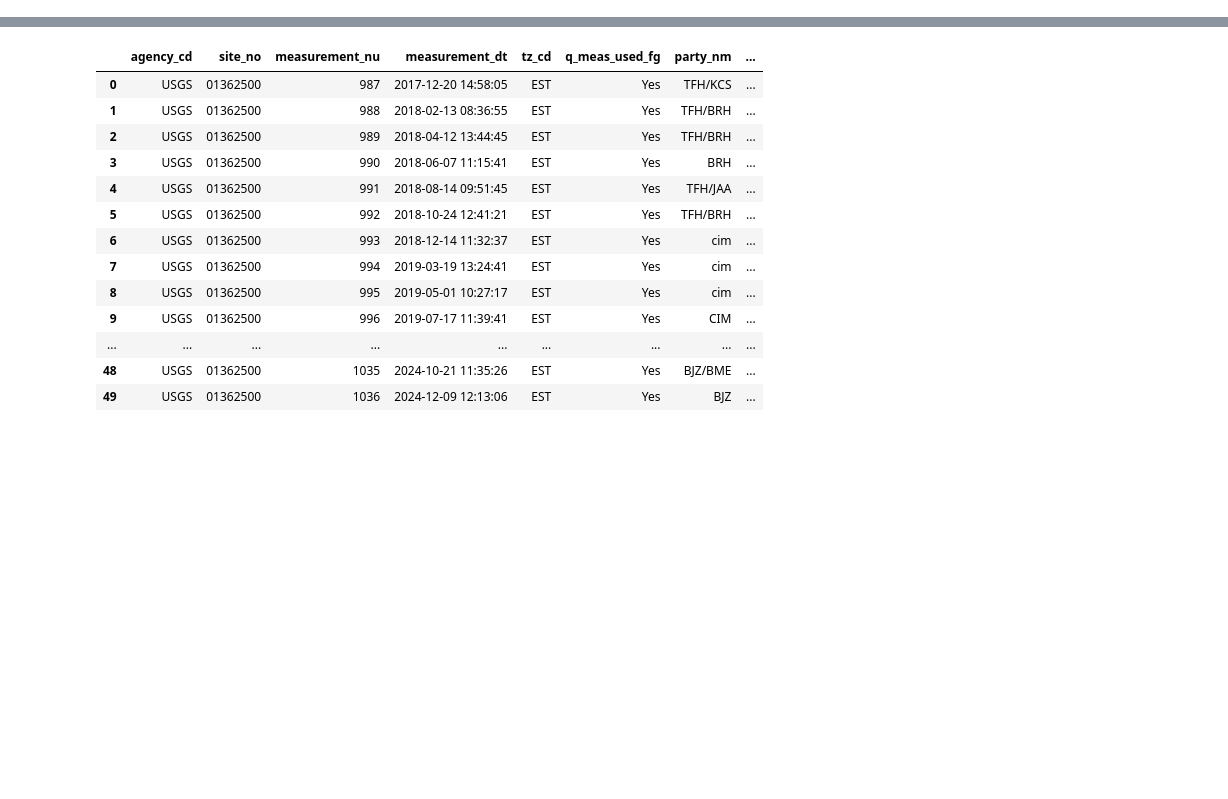
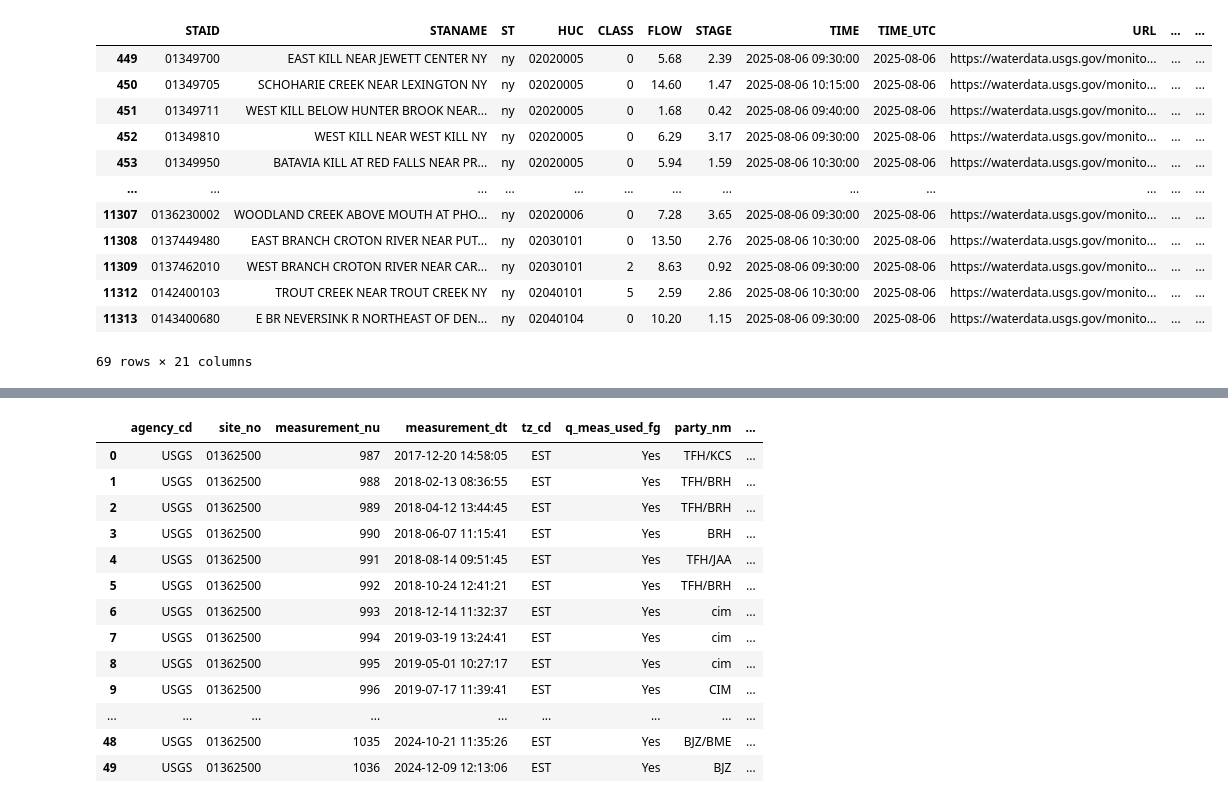
Before and after one commit to kroy/nyc_water_supply_analysis, a Jupyter notebook: code/streamflow.ipynb, the cells around one changed output, grey strips where cells are left out. Cells and saved outputs as stored; diff of their text form; code cells hidden in the pictures; blank space fills up the shorter version.

```diff
--- a/code/streamflow.ipynb
+++ b/code/streamflow.ipynb
@@ -7,6 +12,32 @@ from dataretrieval import nwis
 def cumulative_exceedence_pct(val: np.float64, series: pd.Series) -> np.float64:
   m = series > val
   return np.float64(len(series[m])/len(series))
+# %%
+# from Prof Allan Frei
+watersheds_shp_fp = os.path.relpath("../datasets/watershed_bounds/basin24/basin24.shp")
+stream_gage_fp = os.path.relpath("../datasets/stream_gages/realstx_shp/realstx.shp")
+# %%
+watersheds_gdf = gpd.read_file(watersheds_shp_fp)
+stream_gage_gdf = gpd.read_file(stream_gage_fp)
+
+watersheds_gdf = watersheds_gdf.to_crs(stream_gage_gdf.crs if stream_gage_gdf.crs != None else CRS.from_epsg(4326))
+
+stream_gages_in_watershed = stream_gage_gdf.sjoin(watersheds_gdf, how="inner")
+stream_gages_in_watershed
+# %% [output]
+|  | STAID | STANAME | ST | HUC | CLASS | FLOW | STAGE | TIME | TIME_UTC | URL | ... | ... |
+| 449 | 01349700 | EAST KILL NEAR JEWETT CENTER NY | ny | 02020005 | 0 | 5.68 | 2.39 | 2025-08-06 09:30:00 | 2025-08-06 | https://waterdata.usgs.gov/monito... | ... | ... |
+| 450 | 01349705 | SCHOHARIE CREEK NEAR LEXINGTON NY | ny | 02020005 | 0 | 14.60 | 1.47 | 2025-08-06 10:15:00 | 2025-08-06 | https://waterdata.usgs.gov/monito... | ... | ... |
+| 451 | 01349711 | WEST KILL BELOW HUNTER BROOK NEAR... | ny | 02020005 | 0 | 1.68 | 0.42 | 2025-08-06 09:40:00 | 2025-08-06 | https://waterdata.usgs.gov/monito... | ... | ... |
+| 452 | 01349810 | WEST KILL NEAR WEST KILL NY | ny | 02020005 | 0 | 6.29 | 3.17 | 2025-08-06 09:30:00 | 2025-08-06 | https://waterdata.usgs.gov/monito... | ... | ... |
+| 453 | 01349950 | BATAVIA KILL AT RED FALLS NEAR PR... | ny | 02020005 | 0 | 5.94 | 1.59 | 2025-08-06 10:30:00 | 2025-08-06 | https://waterdata.usgs.gov/monito... | ... | ... |
+| ... | ... | ... | ... | ... | ... | ... | ... | ... | ... | ... | ... | ... |
+| 11307 | 0136230002 | WOODLAND CREEK ABOVE MOUTH AT PHO... | ny | 02020006 | 0 | 7.28 | 3.65 | 2025-08-06 09:30:00 | 2025-08-06 | https://waterdata.usgs.gov/monito... | ... | ... |
+| 11308 | 0137449480 | EAST BRANCH CROTON RIVER NEAR PUT... | ny | 02030101 | 0 | 13.50 | 2.76 | 2025-08-06 10:30:00 | 2025-08-06 | https://waterdata.usgs.gov/monito... | ... | ... |
+| 11309 | 0137462010 | WEST BRANCH CROTON RIVER NEAR CAR... | ny | 02030101 | 2 | 8.63 | 0.92 | 2025-08-06 09:30:00 | 2025-08-06 | https://waterdata.usgs.gov/monito... | ... | ... |
+| 11312 | 0142400103 | TROUT CREEK NEAR TROUT CREEK NY | ny | 02040101 | 5 | 2.59 | 2.86 | 2025-08-06 10:30:00 | 2025-08-06 | https://waterdata.usgs.gov/monito... | ... | ... |
+| 11313 | 0143400680 | E BR NEVERSINK R NORTHEAST OF DEN... | ny | 02040104 | 0 | 10.20 | 1.15 | 2025-08-06 09:30:00 | 2025-08-06 | https://waterdata.usgs.gov/monito... | ... | ... |
+69 rows × 21 columns
 # %%
 esopus_coldbrook_site = "01362500"
 delaware_walton_site = "01423000"
```
Also changed, not shown: parts of 11 cells of this notebook, 2 other files.
